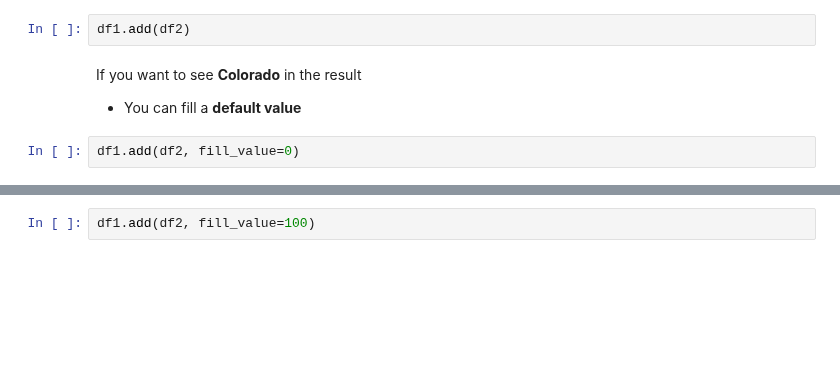
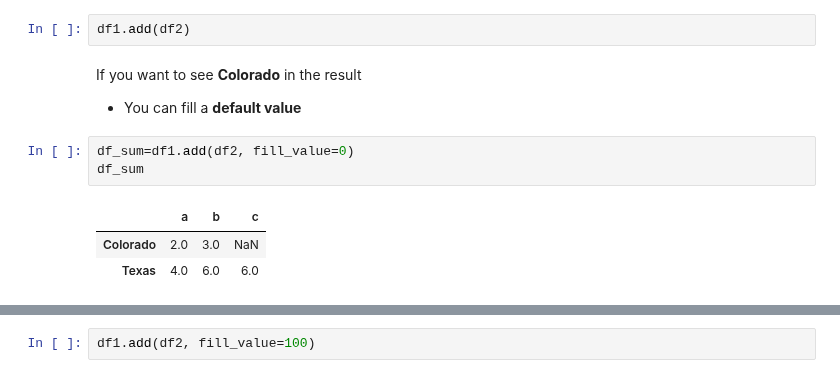
Before and after one commit to EMbeDS-education/StatsAndComputing20212022, a Jupyter notebook: PDA/jupyter/jupyterNotebooks/M2_01NumPy_Pandas.ipynb, the cells around one changed output, grey strips where cells are left out. Drawn from its saved outputs; the diff is of its cells as text; blank space fills up the shorter version.

```diff
--- a/PDA/jupyter/jupyterNotebooks/M2_01NumPy_Pandas.ipynb
+++ b/PDA/jupyter/jupyterNotebooks/M2_01NumPy_Pandas.ipynb
@@ -1569,4 +2125,9 @@ df1.add(df2)
 If you want to see **Colorado** in the result
 - You can fill a **default value**
 # %%
-df1.add(df2, fill_value=0)
+df_sum=df1.add(df2, fill_value=0)
+df_sum
+# %% [output]
+|  | a | b | c |
+| Colorado | 2.0 | 3.0 | NaN |
+| Texas | 4.0 | 6.0 | 6.0 |
```
Also changed, not shown: parts of 104 cells of this notebook, 1 other file.
